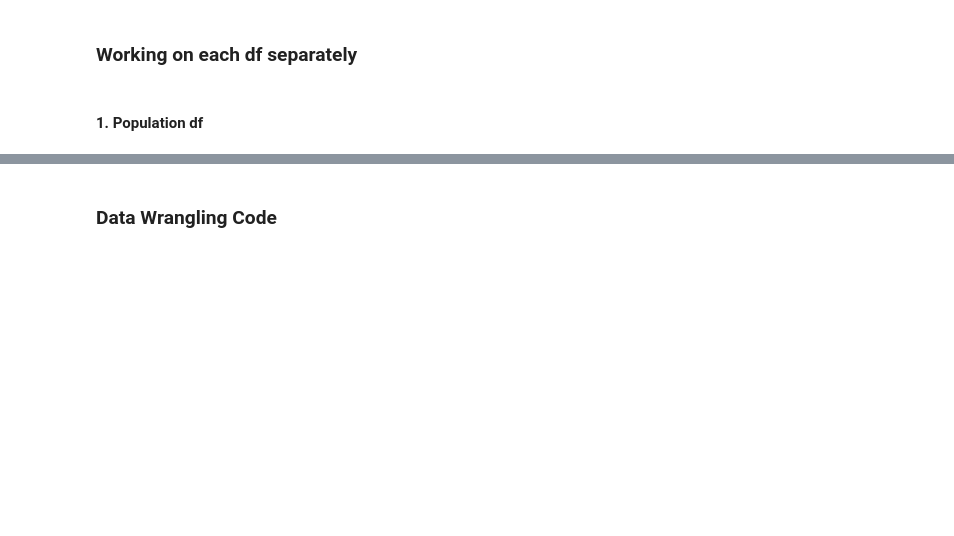
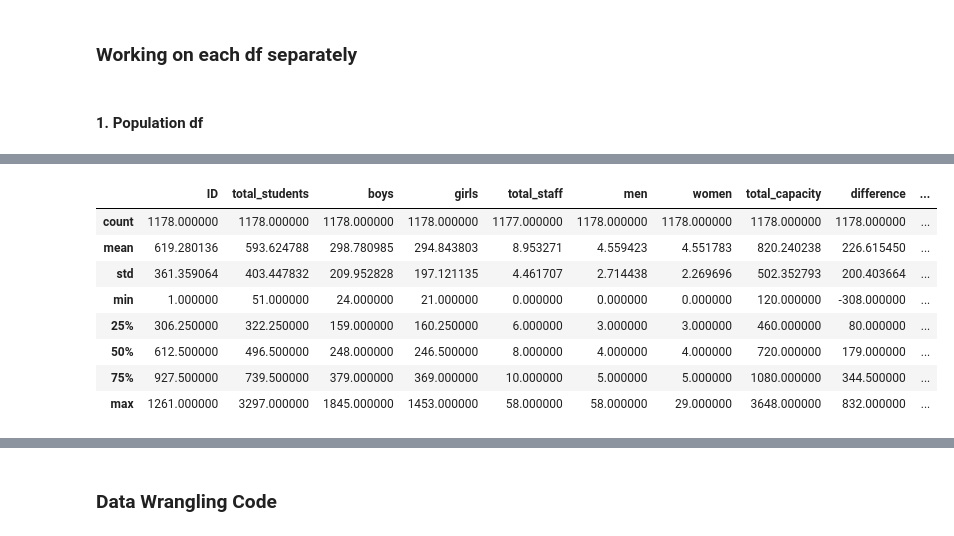
Before and after one commit to Kartikrast/social-infra-prediction-model, a Jupyter notebook: python_files/steps.ipynb, the cells around one changed output, grey strips where cells are left out. Saved outputs shown, nothing was run; the diff lists cells and outputs as text; code cells hidden in the pictures; blank space fills up the shorter version.

```diff
--- a/python_files/steps.ipynb
+++ b/python_files/steps.ipynb
@@ -422,0 +457,18 @@ See the caveats in the documentation: https://pandas.pydata.org/pandas-docs/stab
+# %%
+population_df.describe()
+
+# We can see that few values in the total capacity column are 0 which is not possible hence we will drop the values where the capacity is less than 100
+population_df = population_df[population_df['total_capacity'] > 100]
+
+# Displaying the description of the DataFrame
+population_df.describe()
+# %% [output]
+|  | ID | total_students | boys | girls | total_staff | men | women | total_capacity | difference | ... |
+| count | 1178.000000 | 1178.000000 | 1178.000000 | 1178.000000 | 1177.000000 | 1178.000000 | 1178.000000 | 1178.000000 | 1178.000000 | ... |
+| mean | 619.280136 | 593.624788 | 298.780985 | 294.843803 | 8.953271 | 4.559423 | 4.551783 | 820.240238 | 226.615450 | ... |
+| std | 361.359064 | 403.447832 | 209.952828 | 197.121135 | 4.461707 | 2.714438 | 2.269696 | 502.352793 | 200.403664 | ... |
+| min | 1.000000 | 51.000000 | 24.000000 | 21.000000 | 0.000000 | 0.000000 | 0.000000 | 120.000000 | -308.000000 | ... |
+| 25% | 306.250000 | 322.250000 | 159.000000 | 160.250000 | 6.000000 | 3.000000 | 3.000000 | 460.000000 | 80.000000 | ... |
+| 50% | 612.500000 | 496.500000 | 248.000000 | 246.500000 | 8.000000 | 4.000000 | 4.000000 | 720.000000 | 179.000000 | ... |
+| 75% | 927.500000 | 739.500000 | 379.000000 | 369.000000 | 10.000000 | 5.000000 | 5.000000 | 1080.000000 | 344.500000 | ... |
+| max | 1261.000000 | 3297.000000 | 1845.000000 | 1453.000000 | 58.000000 | 58.000000 | 29.000000 | 3648.000000 | 832.000000 | ... |
```
Also changed, not shown: parts of 10 cells of this notebook.
